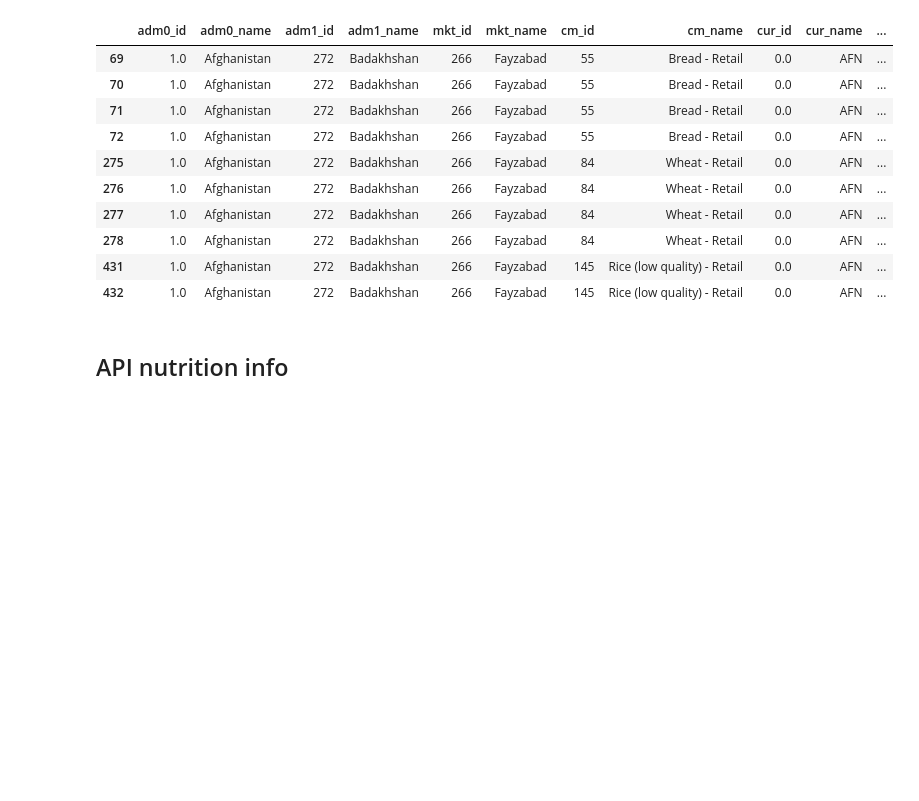
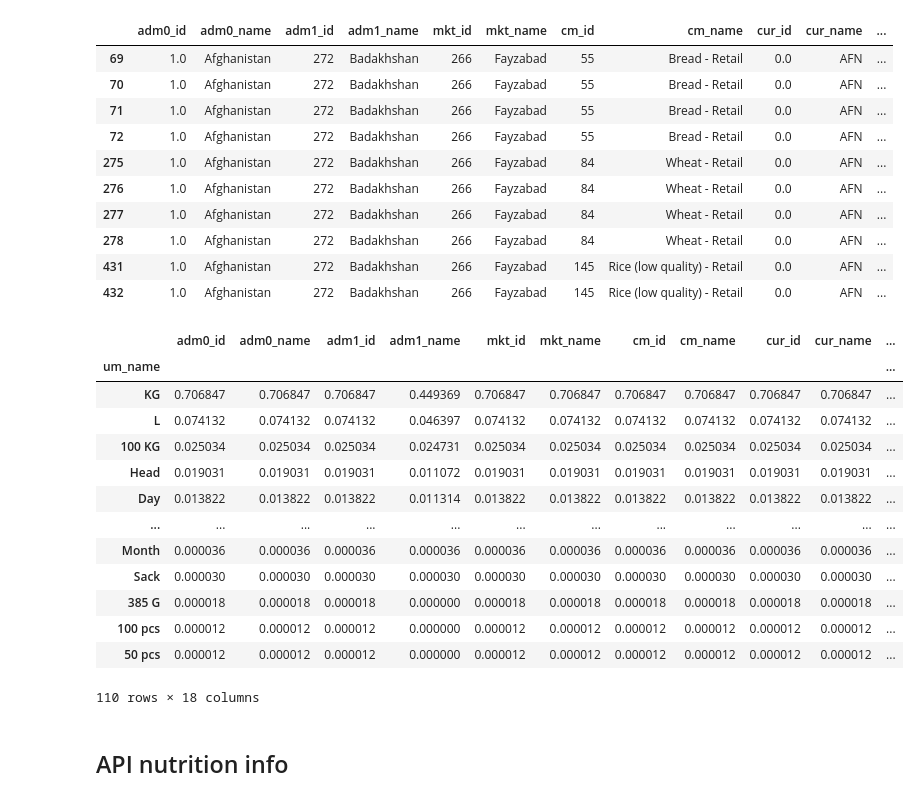
Before and after one commit to AllanRPetersen/Predicting-Food-Prices, a Jupyter notebook: notebooks/adrian_food_global_pricing.ipynb, the cells around one changed output. Drawn from its saved outputs; the diff is of its cells as text; code cells hidden in the pictures; blank space fills up the shorter version.

```diff
--- a/notebooks/adrian_food_global_pricing.ipynb
+++ b/notebooks/adrian_food_global_pricing.ipynb
@@ -196,6 +200,23 @@ price_df_2020.head(10)
 | 278 | 1.0 | Afghanistan | 272 | Badakhshan | 266 | Fayzabad | 84 | Wheat - Retail | 0.0 | AFN | ... |
 | 431 | 1.0 | Afghanistan | 272 | Badakhshan | 266 | Fayzabad | 145 | Rice (low quality) - Retail | 0.0 | AFN | ... |
 | 432 | 1.0 | Afghanistan | 272 | Badakhshan | 266 | Fayzabad | 145 | Rice (low quality) - Retail | 0.0 | AFN | ... |
+# %%
+price_df_2020.groupby(by=['um_name']).count().sort_values(by='adm0_id', ascending=False)/len(price_df_2020)
+# %% [output]
+|  | adm0_id | adm0_name | adm1_id | adm1_name | mkt_id | mkt_name | cm_id | cm_name | cur_id | cur_name | ... |
+| um_name |  |  |  |  |  |  |  |  |  |  | ... |
+| KG | 0.706847 | 0.706847 | 0.706847 | 0.449369 | 0.706847 | 0.706847 | 0.706847 | 0.706847 | 0.706847 | 0.706847 | ... |
+| L | 0.074132 | 0.074132 | 0.074132 | 0.046397 | 0.074132 | 0.074132 | 0.074132 | 0.074132 | 0.074132 | 0.074132 | ... |
+| 100 KG | 0.025034 | 0.025034 | 0.025034 | 0.024731 | 0.025034 | 0.025034 | 0.025034 | 0.025034 | 0.025034 | 0.025034 | ... |
+| Head | 0.019031 | 0.019031 | 0.019031 | 0.011072 | 0.019031 | 0.019031 | 0.019031 | 0.019031 | 0.019031 | 0.019031 | ... |
+| Day | 0.013822 | 0.013822 | 0.013822 | 0.011314 | 0.013822 | 0.013822 | 0.013822 | 0.013822 | 0.013822 | 0.013822 | ... |
+| ... | ... | ... | ... | ... | ... | ... | ... | ... | ... | ... | ... |
+| Month | 0.000036 | 0.000036 | 0.000036 | 0.000036 | 0.000036 | 0.000036 | 0.000036 | 0.000036 | 0.000036 | 0.000036 | ... |
+| Sack | 0.000030 | 0.000030 | 0.000030 | 0.000030 | 0.000030 | 0.000030 | 0.000030 | 0.000030 | 0.000030 | 0.000030 | ... |
+| 385 G | 0.000018 | 0.000018 | 0.000018 | 0.000000 | 0.000018 | 0.000018 | 0.000018 | 0.000018 | 0.000018 | 0.000018 | ... |
+| 100 pcs | 0.000012 | 0.000012 | 0.000012 | 0.000000 | 0.000012 | 0.000012 | 0.000012 | 0.000012 | 0.000012 | 0.000012 | ... |
+| 50 pcs | 0.000012 | 0.000012 | 0.000012 | 0.000000 | 0.000012 | 0.000012 | 0.000012 | 0.000012 | 0.000012 | 0.000012 | ... |
+110 rows × 18 columns
 # %% [markdown]
 ## API nutrition info
 # %%
```
Also changed, not shown: parts of 17 cells of this notebook.
